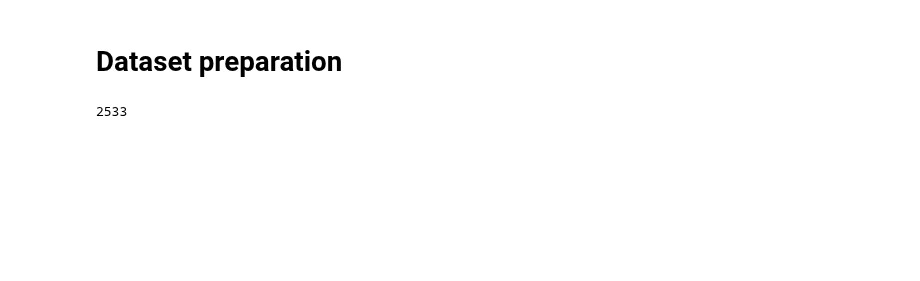
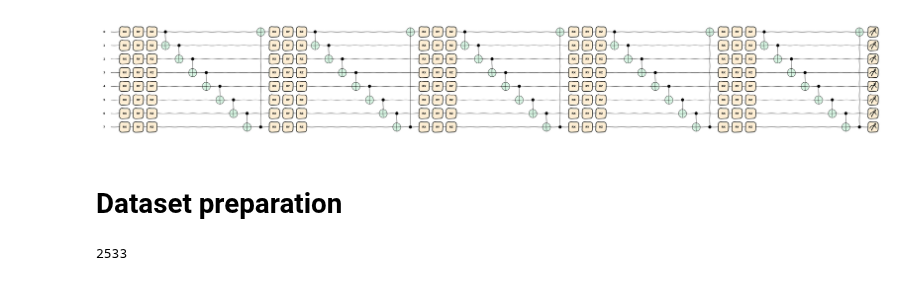
Before and after one commit to JackVittori/QML-early_exit, a Jupyter notebook: prove.ipynb, the cells around one changed output. Saved outputs shown, nothing was run; the diff lists cells and outputs as text; code cells hidden in the pictures; blank space fills up the shorter version.

```diff
--- a/prove.ipynb
+++ b/prove.ipynb
@@ -17,7 +17,9 @@ num_qubits = 8
 num_layers = 5
 model = FullQuantumModel(num_qubits, num_layers)
 # %%
-model.draw(style)
+model.draw(style = 'sketch')
+# %% [output]
+[figure, added]
 # %% [markdown]
 # Dataset preparation
 # %%
```
Also changed, not shown: parts of 2 cells of this notebook, 3 other files.
